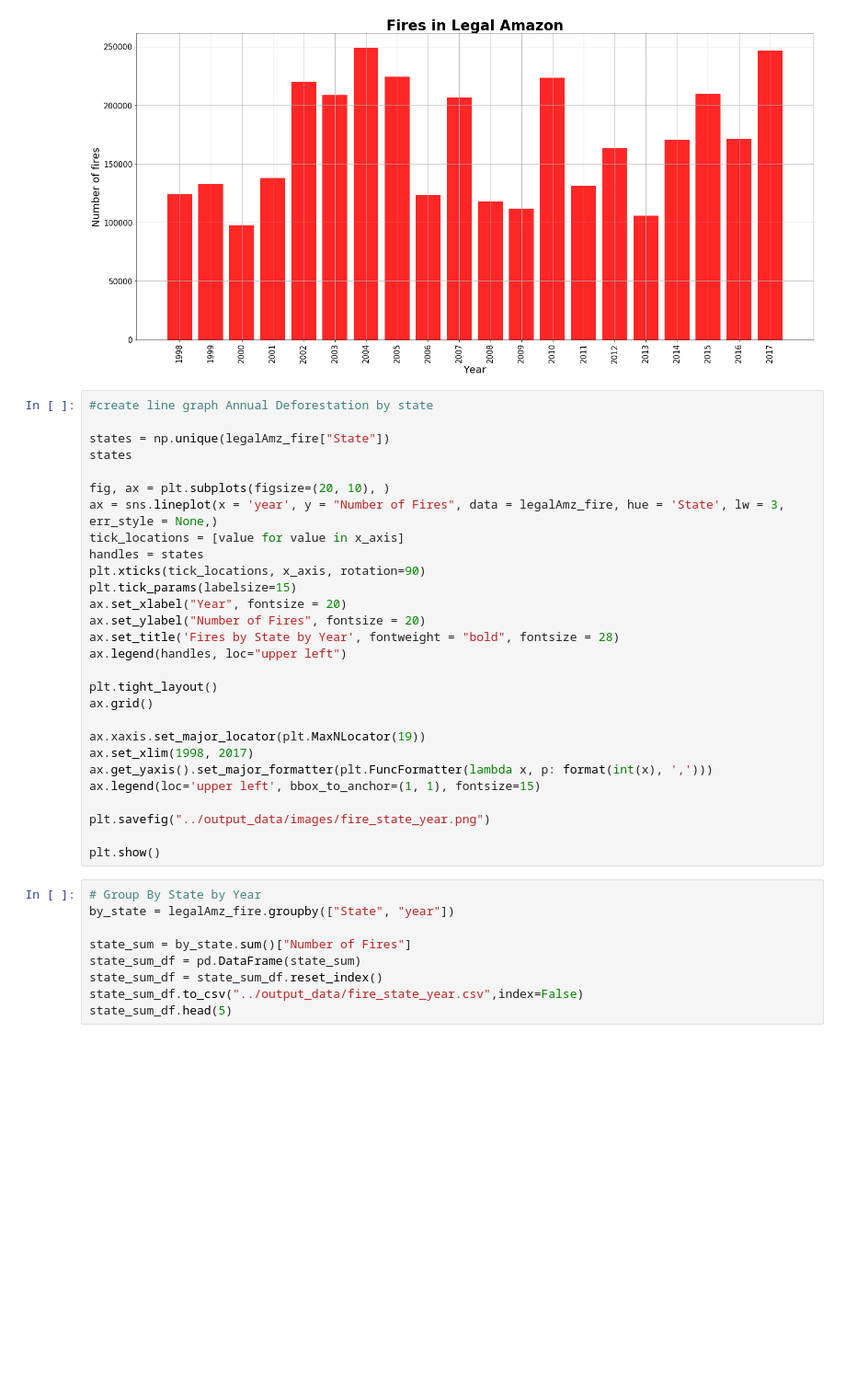
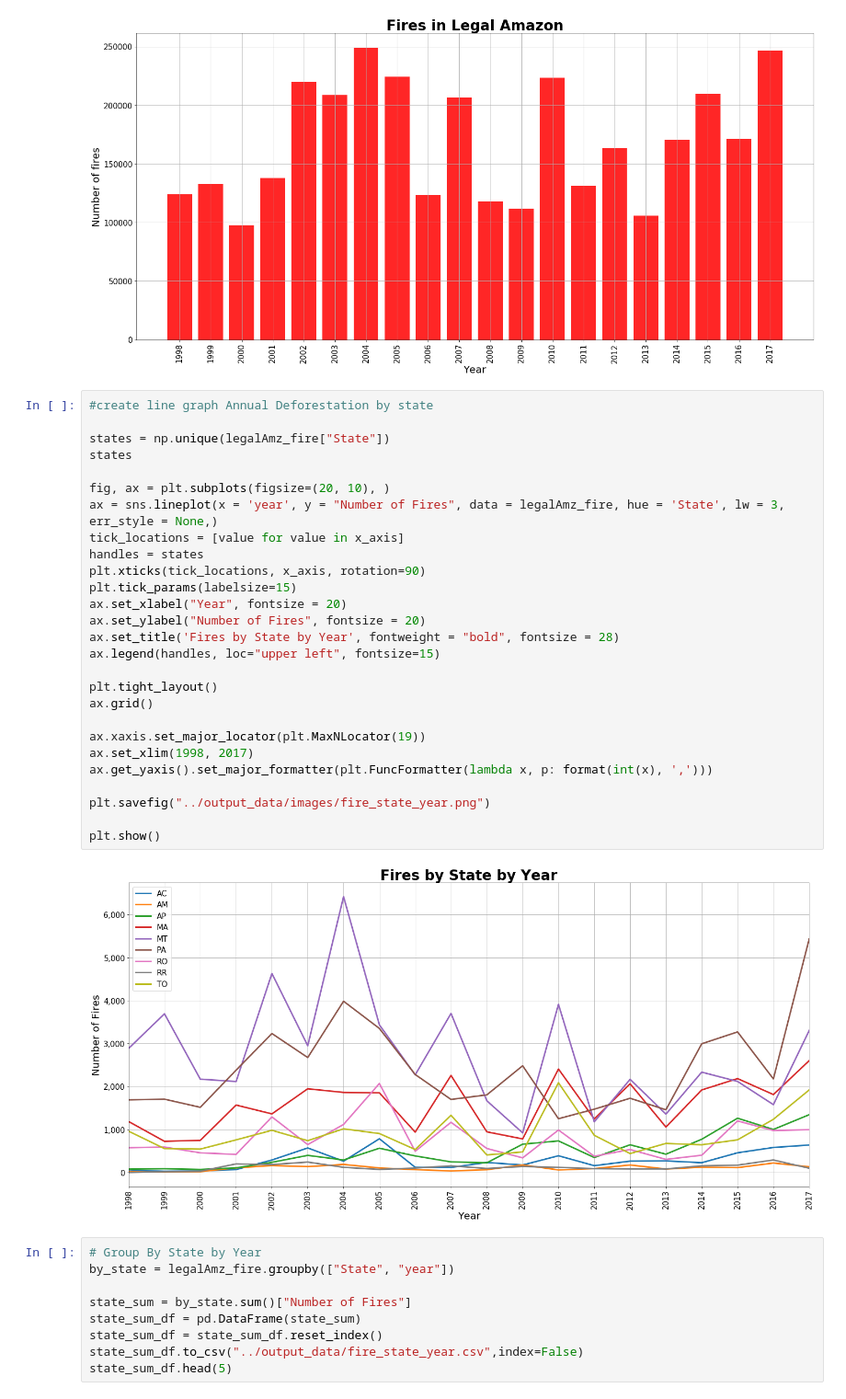
Before and after one commit to Lucas-OlivCouto/brazil-deforestation-analysis, a Jupyter notebook: Notebooks/Analysis - Fire.ipynb, the cells around one changed output. Shown at 92% size. Cells and saved outputs as stored; diff of their text form; blank space fills up the shorter version.

```diff
--- a/Notebooks/Analysis - Fire.ipynb
+++ b/Notebooks/Analysis - Fire.ipynb
@@ -99,31 +99,32 @@ plt.show()
 # %%
 #create line graph Annual Deforestation by state
 
 states = np.unique(legalAmz_fire["State"])
 states
 
 fig, ax = plt.subplots(figsize=(20, 10), )
 ax = sns.lineplot(x = 'year', y = "Number of Fires", data = legalAmz_fire, hue = 'State', lw = 3, err_style = None,)
 tick_locations = [value for value in x_axis]
 handles = states
 plt.xticks(tick_locations, x_axis, rotation=90)
 plt.tick_params(labelsize=15)
 ax.set_xlabel("Year", fontsize = 20)
 ax.set_ylabel("Number of Fires", fontsize = 20)
 ax.set_title('Fires by State by Year', fontweight = "bold", fontsize = 28)
-ax.legend(handles, loc="upper left")
+ax.legend(handles, loc="upper left", fontsize=15)
 
 plt.tight_layout()
 ax.grid()
 
 ax.xaxis.set_major_locator(plt.MaxNLocator(19))
 ax.set_xlim(1998, 2017)
 ax.get_yaxis().set_major_formatter(plt.FuncFormatter(lambda x, p: format(int(x), ',')))
-ax.legend(loc='upper left', bbox_to_anchor=(1, 1), fontsize=15)
 
 plt.savefig("../output_data/images/fire_state_year.png")
 
 plt.show()
+# %% [output]
+[figure, added]
 # %%
 # Group By State by Year
 by_state = legalAmz_fire.groupby(["State", "year"])
```
Also changed, not shown: 3 other files.
